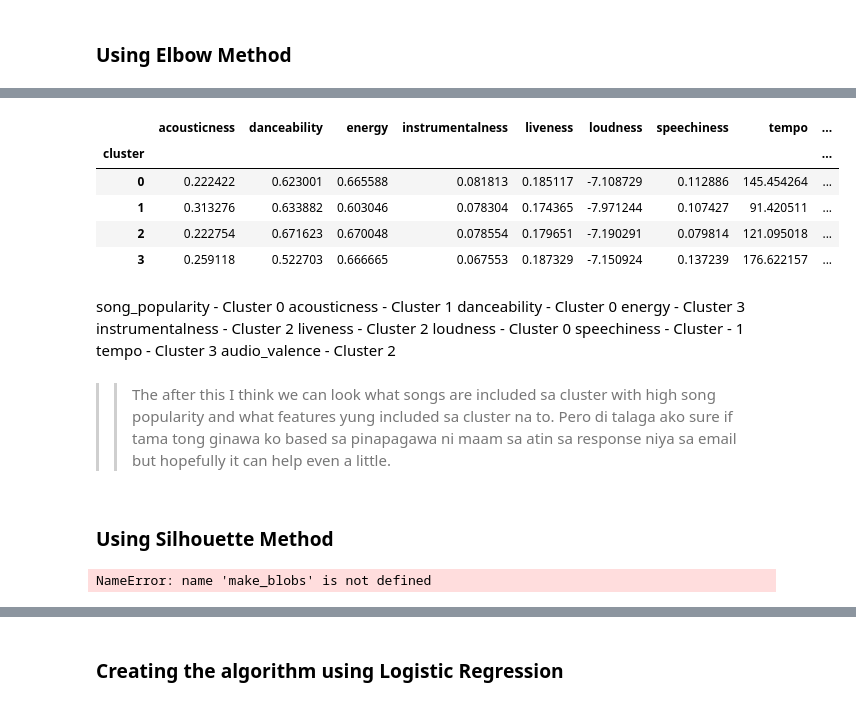
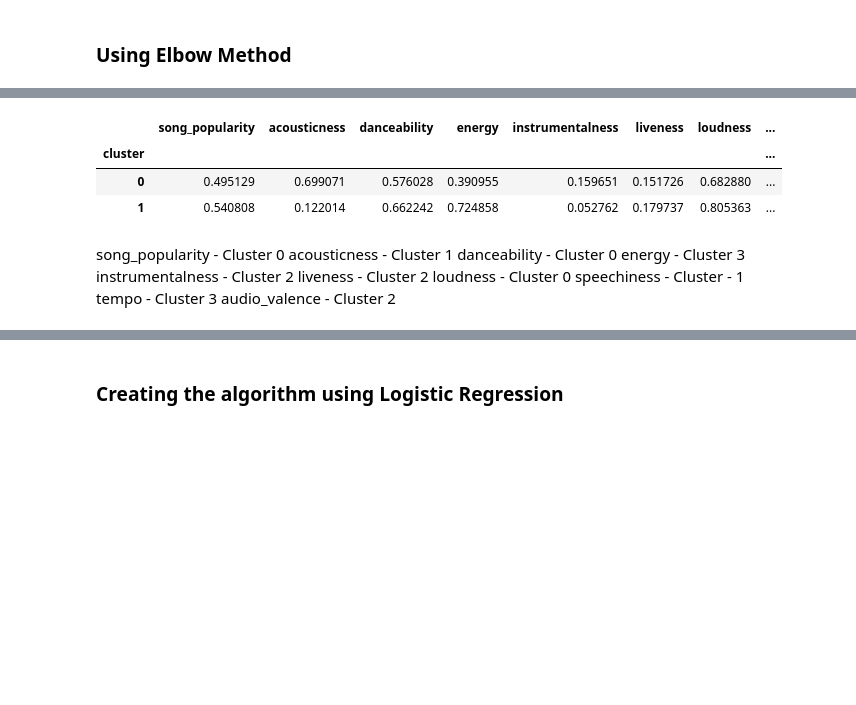
Before and after one commit to RiannDelaCruz/ML_miniproject, a Jupyter notebook: delacruz_dosado_fortaleza.ipynb, the cells around one changed output, grey strips where cells are left out. Drawn from its saved outputs; the diff is of its cells as text; code cells hidden in the pictures; blank space fills up the shorter version.

```diff
--- a/delacruz_dosado_fortaleza.ipynb
+++ b/delacruz_dosado_fortaleza.ipynb
@@ -45,6 +43,6 @@ I decided to do two things in here. I am not sure whether to include the song po
 ### Using this dataset in getting the k-means
 # %%
 #Filter out features
-song_feature = df.drop(['song_popularity','song_duration_ms','time_signature', 'key','audio_mode'], axis = 1)
+song_feature = df.drop(['song_duration_ms','time_signature', 'key','audio_mode'], axis = 1)
 song_feature.head()
 # %% [output]
@@ -191,23 +201,21 @@ pd.DataFrame(score, index=range(2, 10)).plot(legend=False).set(xlabel="Cluster S
 # %%
 # Training and Predicting
-kmeans_model = KMeans(n_clusters=4, random_state=3).fit(song_feature)
-preds = kmeans_model.predict(song_feature)
+kmeans_model = KMeans(n_clusters=2, random_state=0).fit(y_std)
+preds = kmeans_model.predict(y_std)
 
 # Adding predictions to dataframe
-song_feature['cluster'] = preds
+y_std['cluster'] = preds
 
 # Grouping clusters to see the averages
-cluster = song_feature \
+cluster = y_std \
     .groupby('cluster') \
     .agg('mean')
 cluster.head()
 # %% [output]
-|  | acousticness | danceability | energy | instrumentalness | liveness | loudness | speechiness | tempo | ... |
-| cluster |  |  |  |  |  |  |  |  | ... |
-| 0 | 0.222422 | 0.623001 | 0.665588 | 0.081813 | 0.185117 | -7.108729 | 0.112886 | 145.454264 | ... |
-| 1 | 0.313276 | 0.633882 | 0.603046 | 0.078304 | 0.174365 | -7.971244 | 0.107427 | 91.420511 | ... |
-| 2 | 0.222754 | 0.671623 | 0.670048 | 0.078554 | 0.179651 | -7.190291 | 0.079814 | 121.095018 | ... |
-| 3 | 0.259118 | 0.522703 | 0.666665 | 0.067553 | 0.187329 | -7.150924 | 0.137239 | 176.622157 | ... |
+|  | song_popularity | acousticness | danceability | energy | instrumentalness | liveness | loudness | ... |
+| cluster |  |  |  |  |  |  |  | ... |
+| 0 | 0.495129 | 0.699071 | 0.576028 | 0.390955 | 0.159651 | 0.151726 | 0.682880 | ... |
+| 1 | 0.540808 | 0.122014 | 0.662242 | 0.724858 | 0.052762 | 0.179737 | 0.805363 | ... |
 # %% [markdown]
 song_popularity - Cluster 0
 acousticness - Cluster 1
@@ -219,43 +227,3 @@ loudness - Cluster 0
 speechiness - Cluster - 1
 tempo - Cluster 3
 audio_valence - Cluster 2
-# %% [markdown]
->> The after this I think we can look what songs are included sa cluster with high song popularity and what features yung included sa cluster na to. Pero di talaga ako sure if tama tong ginawa ko based sa pinapagawa ni maam sa atin sa response niya sa email but hopefully it can help even a little.
-# %% [markdown]
-### Using Silhouette Method
-# %%
-# Generate synthetic data
-X, y = make_blobs(n_samples=shape[0], centers=shape[1], random_state=0)
-
-# Create an empty list to store the silhouette scores
-scores = []
-
-# Try different values of k
-for k in range(2, 10):
-    # Cluster the data using K-Means
-    kmeans = KMeans(n_clusters=k, random_state=0)
-    clusters = kmeans.fit_predict(X)
-
-    # Calculate the silhouette score
-    score = silhouette_score(X, clusters)
-
-    # Append the score to the list
-    scores.append(score)
-
-# Find the index of the highest score
-max_index = scores.index(max(scores))
-
-# Create a line plot
-plt.plot(range(2, 10), scores)
-
-# Add a vertical line at the position of the highest score
-plt.axvline(max_index + 2, color='r', linestyle='--')
-
-# Add grid lines
-plt.grid()
-
-plt.xlabel("Number of clusters")
-plt.ylabel("Silhouette score")
-plt.show()
-# %% [output]
-NameError: name 'make_blobs' is not defined
```
Also changed, not shown: parts of 13 cells of this notebook.
